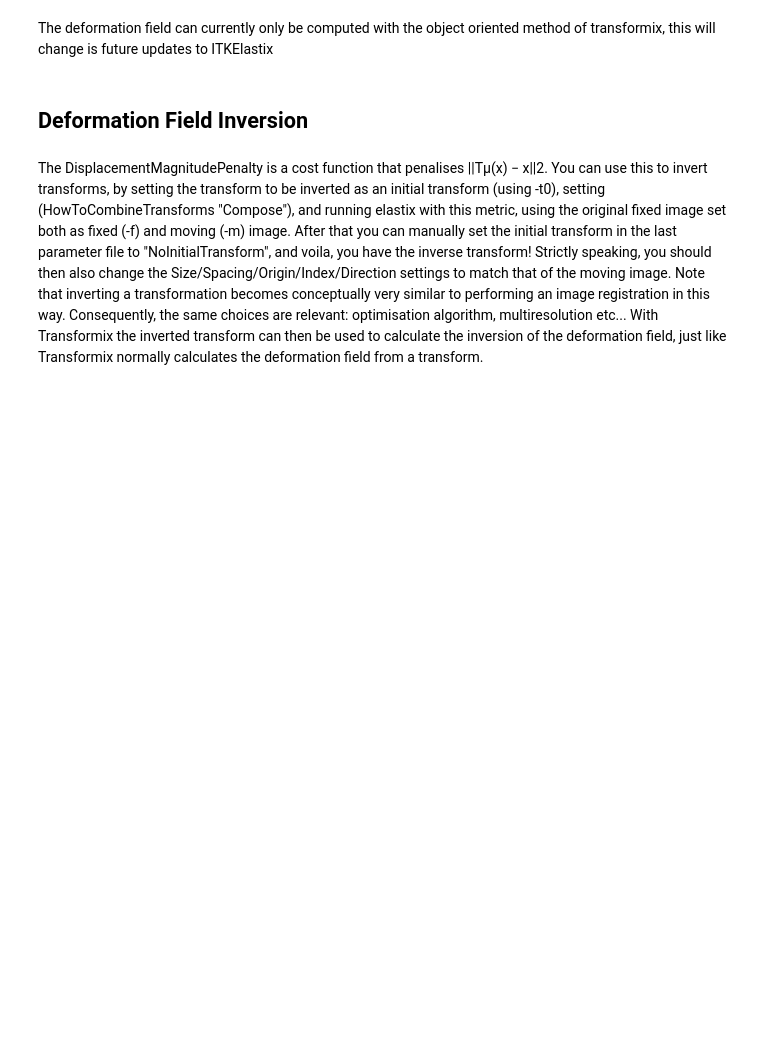
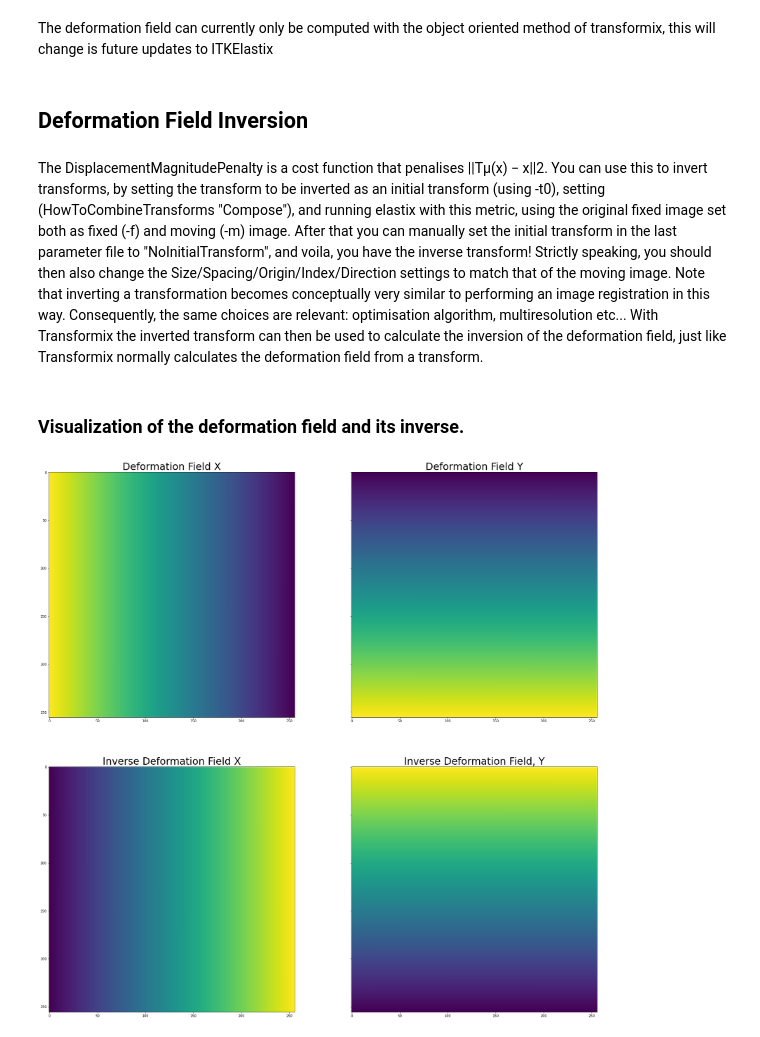
Before and after one commit to InsightSoftwareConsortium/ITKElastix, a Jupyter notebook: examples/ITK_Example11_Transformix_JacobianAndDeformationField.ipynb, the cells around one changed output. Cells and saved outputs as stored; diff of their text form; code cells hidden in the pictures; blank space fills up the shorter version.

```diff
--- a/examples/ITK_Example11_Transformix_JacobianAndDeformationField.ipynb
+++ b/examples/ITK_Example11_Transformix_JacobianAndDeformationField.ipynb
@@ -120,3 +121,5 @@ transformix_object.UpdateLargestPossibleRegion()
 
 # Get the inverse of the deformation field
 inverse_deformation_field = transformix_object.GetOutputDeformationField()
+# %% [markdown]
+### Visualization of the deformation field and its inverse.
@@ -122,0 +129,20 @@ inverse_deformation_field = transformix_object.GetOutputDeformationField()
+# %%
+%matplotlib inline
+
+deformation_field = np.asarray(deformation_field).astype(np.float32)
+inverse_deformation_field = np.asarray(inverse_deformation_field).astype(np.float32)
+
+# Plot images
+fig, axs = plt.subplots(2,2, sharey=True, figsize=[30,30])
+plt.figsize=[100,100]
+axs[0,0].imshow(deformation_field[:,:,1])
+axs[0,0].set_title('Deformation Field X', fontsize=30)
+axs[0,1].imshow(deformation_field[:,:,0])
+axs[0,1].set_title('Deformation Field Y', fontsize=30)
+axs[1,0].imshow(inverse_deformation_field[:,:,1])
+axs[1,0].set_title('Inverse Deformation Field X', fontsize=30)
+axs[1,1].imshow(inverse_deformation_field[:,:,0])
+axs[1,1].set_title('Inverse Deformation Field, Y', fontsize=30)
+plt.show()
+# %% [output]
+[figure, added]
```
Also changed, not shown: parts of 2 cells of this notebook, 15 other files.
